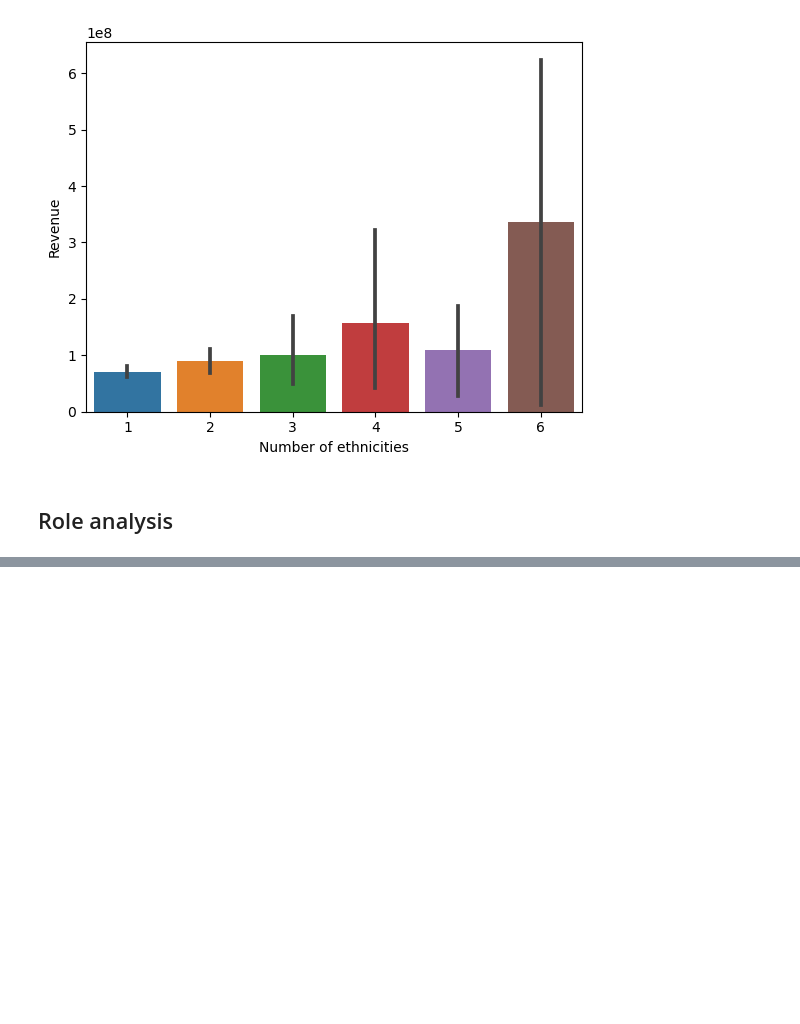
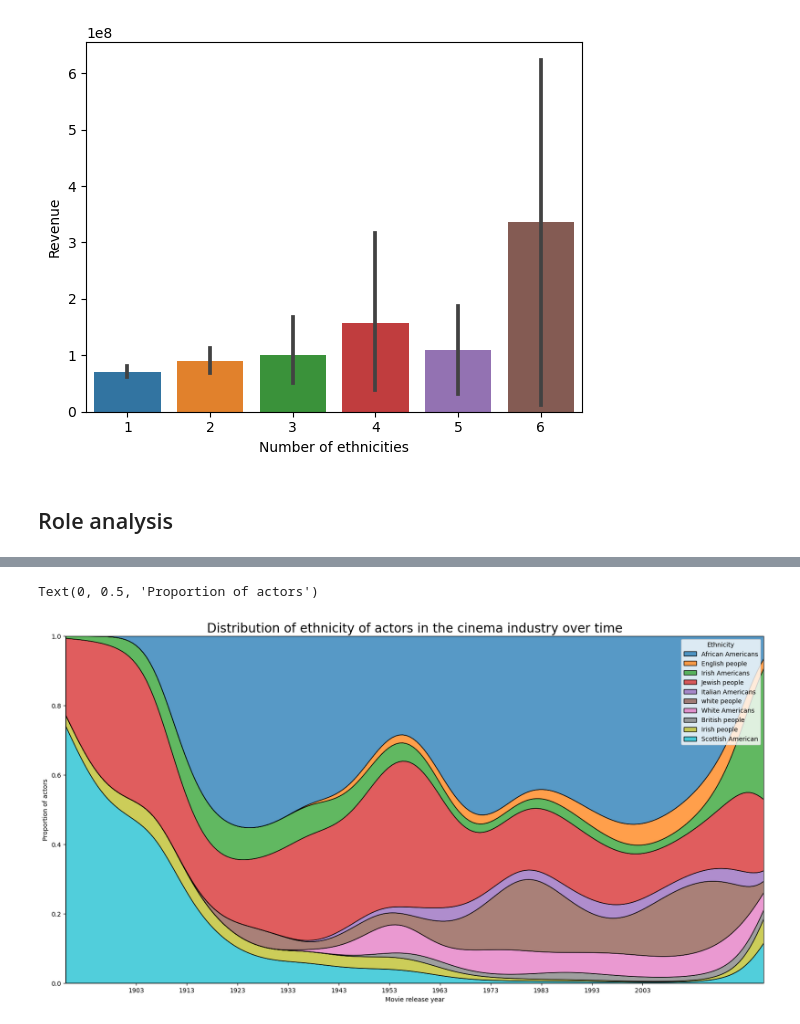
Before and after one commit to epfl-ada/ada-2023-project-draco, a Jupyter notebook: Milstone_project2.ipynb, the cells around one changed output, grey strips where cells are left out. Cells and saved outputs as stored; diff of their text form; code cells hidden in the pictures; blank space fills up the shorter version.

```diff
--- a/Milstone_project2.ipynb
+++ b/Milstone_project2.ipynb
@@ -393,0 +384,11 @@ sns.barplot(data=movie_revenues, x='Number of ethnicities', y='Revenue')
+# %%
+unname_actors = main_characters_holywood[main_characters_holywood['Character name'].isna()]
+# %%
+plt.figure(figsize=(20,10))
+sns.kdeplot(data=unname_actors,x='Movie release year',hue='Ethnicity',multiple='fill')
+plt.title("Distribution of ethnicity of actors in the cinema industry over time",fontsize=20)
+plt.xticks(np.arange(unname_actors['Movie release year'].min(),unname_actors['Movie release year'].max(),10))
+plt.ylabel('Proportion of actors')
+# %% [output]
+Text(0, 0.5, 'Proportion of actors')
+[figure, added]
```
Also changed, not shown: parts of 11 cells of this notebook.
